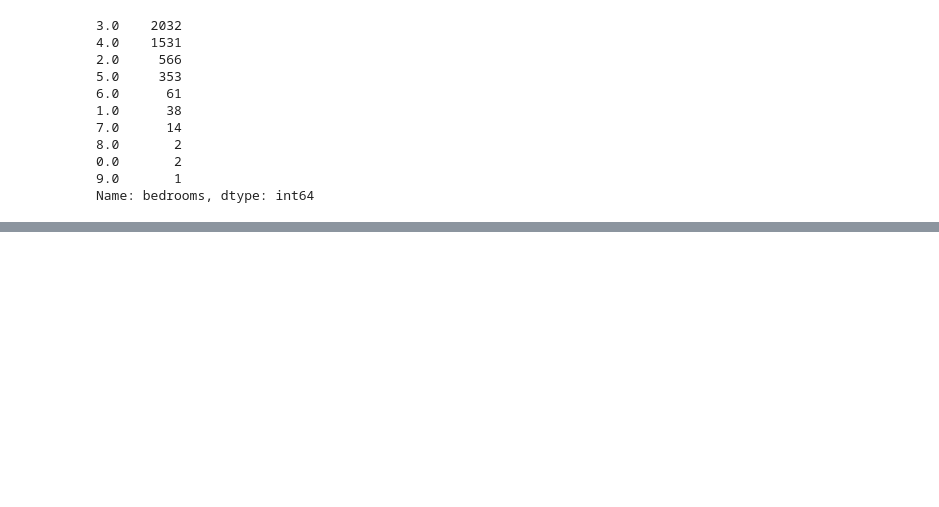
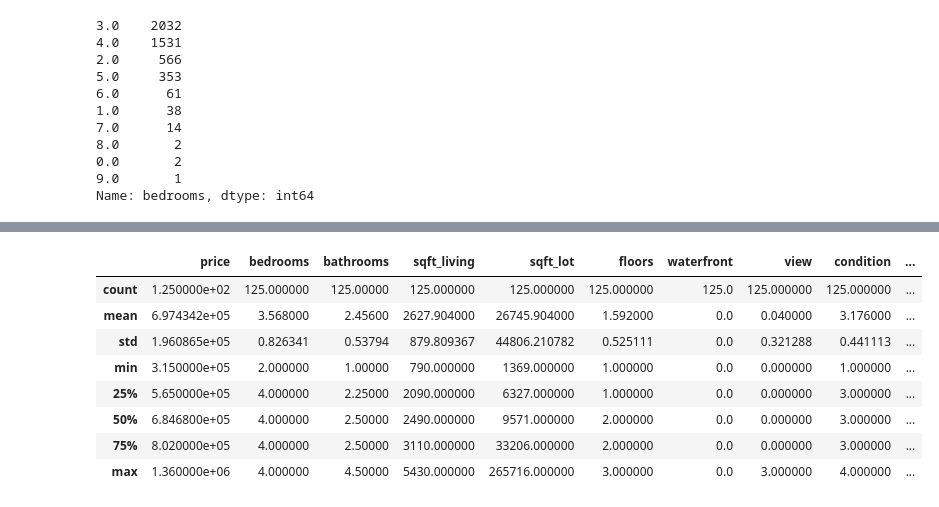
Before and after one commit to mclarin73/python_lessons, a Jupyter notebook: jupyter_file/mini_pet.ipynb, the cells around one changed output, grey strips where cells are left out. Cells and saved outputs as stored; diff of their text form; code cells hidden in the pictures; blank space fills up the shorter version.

```diff
--- a/jupyter_file/mini_pet.ipynb
+++ b/jupyter_file/mini_pet.ipynb
@@ -272,0 +365,12 @@ Name: bedrooms, dtype: int64
+# %%
+df[df['city'].isin(['Redmond', 'SeaTac']) & (df['bedrooms'].isin([2,4])) & (df['price'] > 300000)].describe()
+# %% [output]
+|  | price | bedrooms | bathrooms | sqft_living | sqft_lot | floors | waterfront | view | condition | ... |
+| count | 1.250000e+02 | 125.000000 | 125.00000 | 125.000000 | 125.000000 | 125.000000 | 125.0 | 125.000000 | 125.000000 | ... |
+| mean | 6.974342e+05 | 3.568000 | 2.45600 | 2627.904000 | 26745.904000 | 1.592000 | 0.0 | 0.040000 | 3.176000 | ... |
+| std | 1.960865e+05 | 0.826341 | 0.53794 | 879.809367 | 44806.210782 | 0.525111 | 0.0 | 0.321288 | 0.441113 | ... |
+| min | 3.150000e+05 | 2.000000 | 1.00000 | 790.000000 | 1369.000000 | 1.000000 | 0.0 | 0.000000 | 1.000000 | ... |
+| 25% | 5.650000e+05 | 4.000000 | 2.25000 | 2090.000000 | 6327.000000 | 1.000000 | 0.0 | 0.000000 | 3.000000 | ... |
+| 50% | 6.846800e+05 | 4.000000 | 2.50000 | 2490.000000 | 9571.000000 | 2.000000 | 0.0 | 0.000000 | 3.000000 | ... |
+| 75% | 8.020000e+05 | 4.000000 | 2.50000 | 3110.000000 | 33206.000000 | 2.000000 | 0.0 | 0.000000 | 3.000000 | ... |
+| max | 1.360000e+06 | 4.000000 | 4.50000 | 5430.000000 | 265716.000000 | 3.000000 | 0.0 | 3.000000 | 4.000000 | ... |
```
Also changed, not shown: parts of 16 cells of this notebook, 2 other files.
